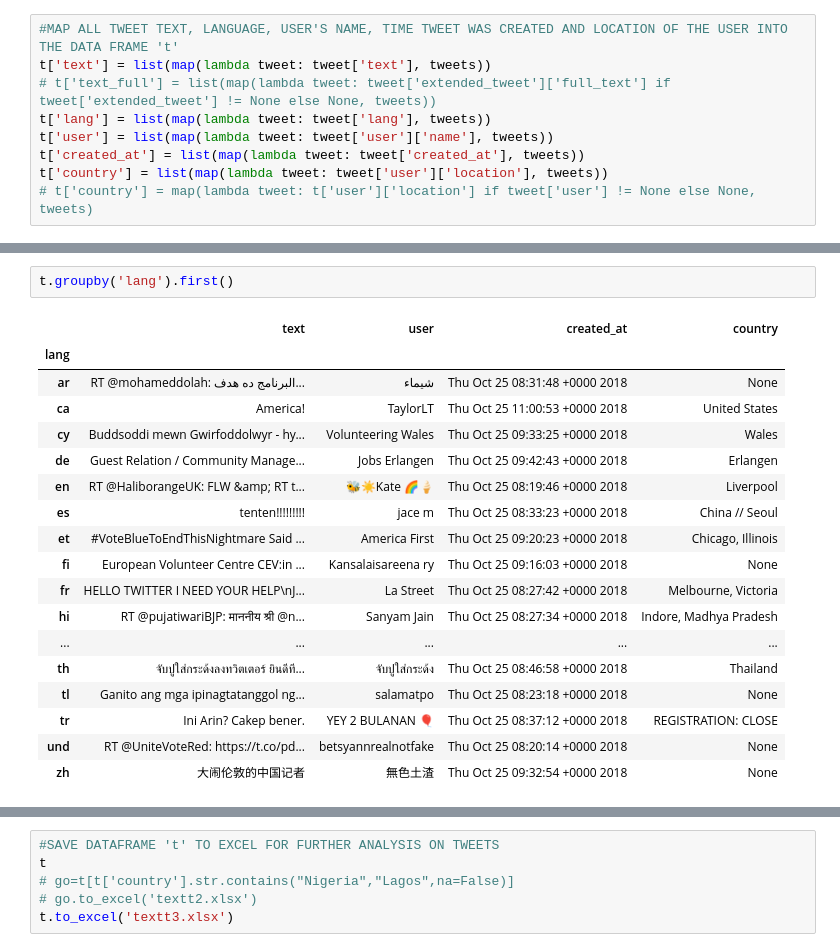
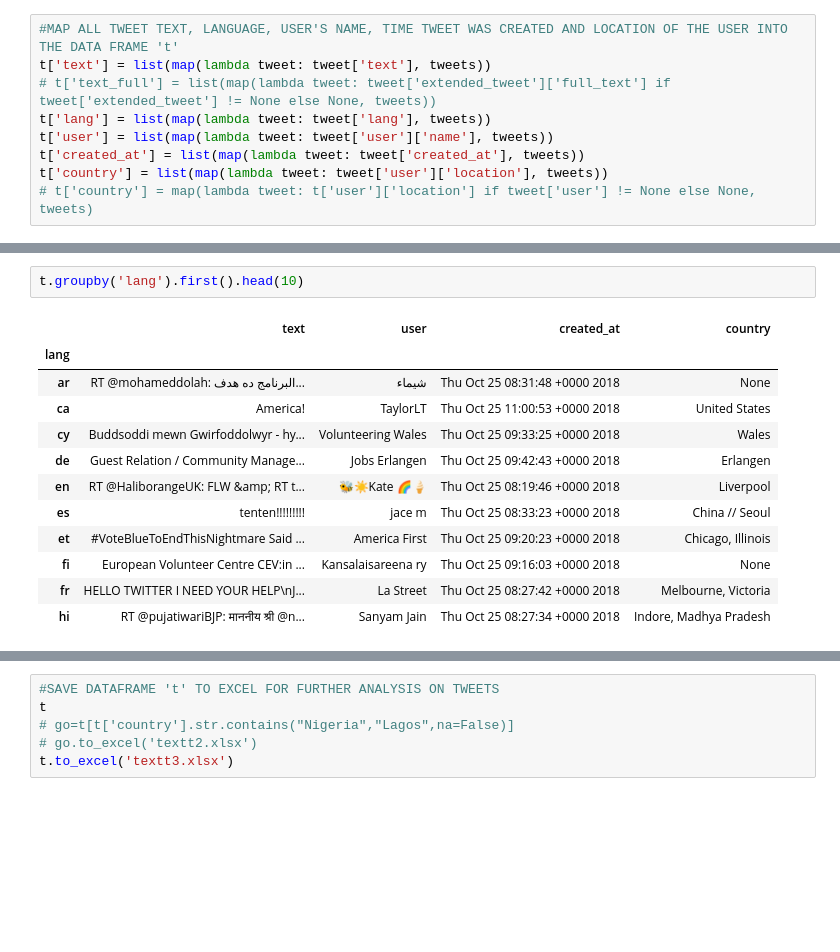
Before and after one commit to leosj1/rcf, a Jupyter notebook: DATA MINING FROM TWITTER.ipynb, the cells around one changed output, grey strips where cells are left out. Drawn from its saved outputs; the diff is of its cells as text; blank space fills up the shorter version.

```diff
--- a/DATA MINING FROM TWITTER.ipynb
+++ b/DATA MINING FROM TWITTER.ipynb
@@ -127,22 +120,16 @@ t.groupby('user').first()
 # %%
-t.groupby('lang').first()
+t.groupby('lang').first().head(10)
 # %% [output]
 |  | text | user | created_at | country |
 | lang |  |  |  |  |
 | ar | RT @mohameddolah: البرنامج ده هدف... | شيماء | Thu Oct 25 08:31:48 +0000 2018 | None |
 | ca | America! | TaylorLT | Thu Oct 25 11:00:53 +0000 2018 | United States |
 | cy | Buddsoddi mewn Gwirfoddolwyr - hy... | Volunteering Wales | Thu Oct 25 09:33:25 +0000 2018 | Wales |
 | de | Guest Relation / Community Manage... | Jobs Erlangen | Thu Oct 25 09:42:43 +0000 2018 | Erlangen |
 | en | RT @HaliborangeUK: FLW &amp; RT t... | 🐝☀️Kate 🌈🍦 | Thu Oct 25 08:19:46 +0000 2018 | Liverpool |
 | es | tenten!!!!!!!!! | jace m | Thu Oct 25 08:33:23 +0000 2018 | China // Seoul |
 | et | #VoteBlueToEndThisNightmare Said ... | America First | Thu Oct 25 09:20:23 +0000 2018 | Chicago, Illinois |
 | fi | European Volunteer Centre CEV:in ... | Kansalaisareena ry | Thu Oct 25 09:16:03 +0000 2018 | None |
 | fr | HELLO TWITTER I NEED YOUR HELP\nJ... | La Street | Thu Oct 25 08:27:42 +0000 2018 | Melbourne, Victoria |
 | hi | RT @pujatiwariBJP: माननीय श्री @n... | Sanyam Jain | Thu Oct 25 08:27:34 +0000 2018 | Indore, Madhya Pradesh |
-| ... | ... | ... | ... | ... |
-| th | จับปูใส่กระด้งลงทวิตเตอร์ ยินดีที... | จับปูใส่กระด้ง | Thu Oct 25 08:46:58 +0000 2018 | Thailand |
-| tl | Ganito ang mga ipinagtatanggol ng... | salamatpo | Thu Oct 25 08:23:18 +0000 2018 | None |
-| tr | Ini Arin? Cakep bener. | YEY 2 BULANAN 🎈 | Thu Oct 25 08:37:12 +0000 2018 | REGISTRATION: CLOSE |
-| und | RT @UniteVoteRed: https://t.co/pd... | betsyannrealnotfake | Thu Oct 25 08:20:14 +0000 2018 | None |
-| zh | 大闹伦敦的中国记者 | 無色土渣 | Thu Oct 25 09:32:54 +0000 2018 | None |
 # %%
```
Also changed, not shown: parts of 2 cells of this notebook, 2 other files.
